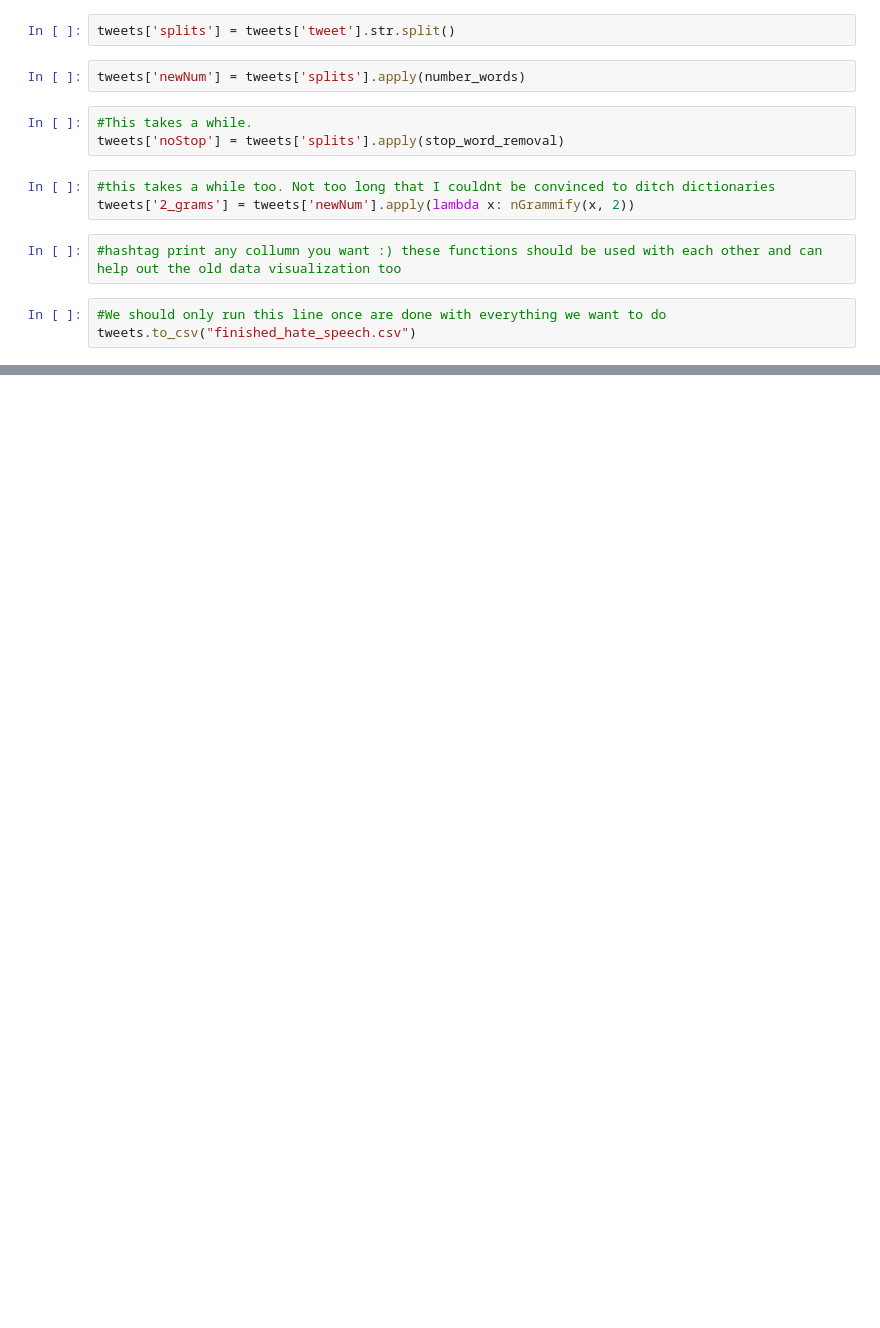
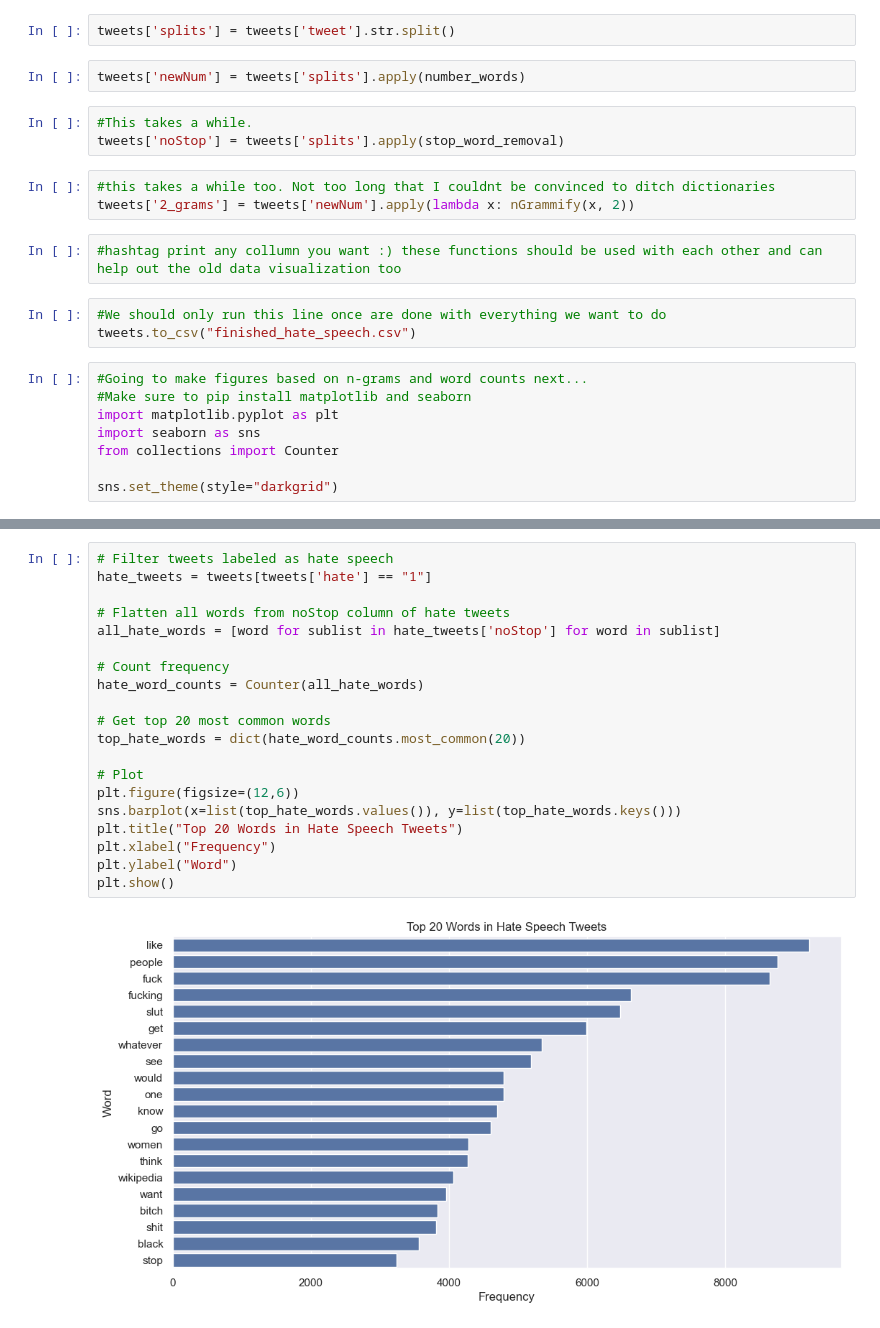
Before and after one commit to jhutch-808/HateSpeechDetection, a Jupyter notebook: tokenize_text.ipynb, the cells around one changed output, grey strips where cells are left out. Saved outputs shown, nothing was run; the diff lists cells and outputs as text; blank space fills up the shorter version.

```diff
--- a/tokenize_text.ipynb
+++ b/tokenize_text.ipynb
@@ -145,3 +142,11 @@ tweets['2_grams'] = tweets['newNum'].apply(lambda x: nGrammify(x, 2))
 # %%
 #We should only run this line once are done with everything we want to do
 tweets.to_csv("finished_hate_speech.csv")
+# %%
+#Going to make figures based on n-grams and word counts next...
+#Make sure to pip install matplotlib and seaborn
+import matplotlib.pyplot as plt
+import seaborn as sns
+from collections import Counter
+
+sns.set_theme(style="darkgrid")
@@ -147,0 +162,22 @@ tweets.to_csv("finished_hate_speech.csv")
+# %%
+# Filter tweets labeled as hate speech
+hate_tweets = tweets[tweets['hate'] == "1"]
+
+# Flatten all words from noStop column of hate tweets
+all_hate_words = [word for sublist in hate_tweets['noStop'] for word in sublist]
+
+# Count frequency
+hate_word_counts = Counter(all_hate_words)
+
+# Get top 20 most common words
+top_hate_words = dict(hate_word_counts.most_common(20))
+
+# Plot
+plt.figure(figsize=(12,6))
+sns.barplot(x=list(top_hate_words.values()), y=list(top_hate_words.keys()))
+plt.title("Top 20 Words in Hate Speech Tweets")
+plt.xlabel("Frequency")
+plt.ylabel("Word")
+plt.show()
+# %% [output]
+[figure, added]
```
Also changed, not shown: parts of 6 cells of this notebook.
